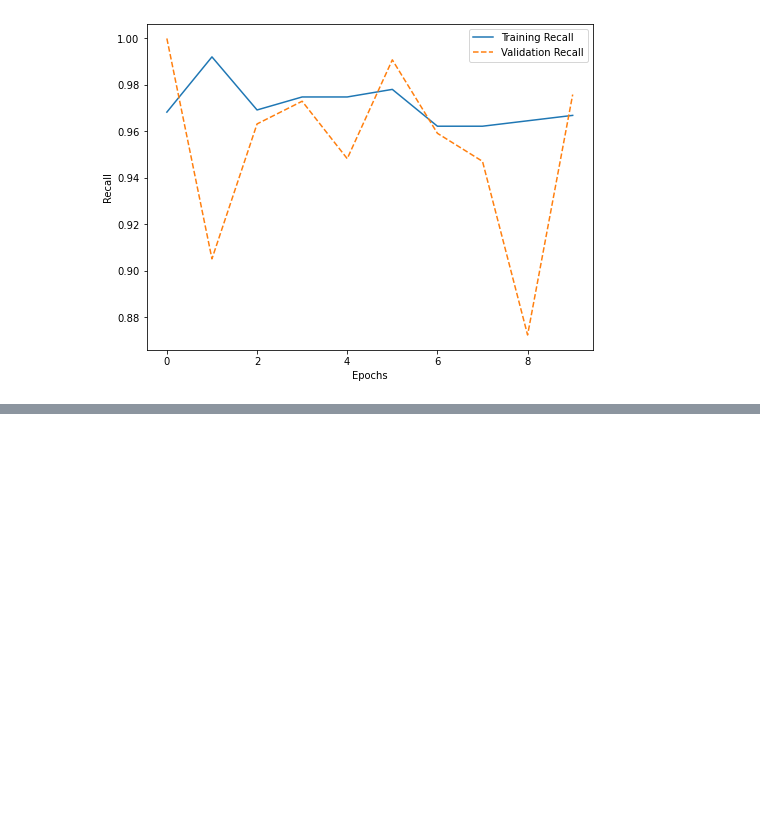
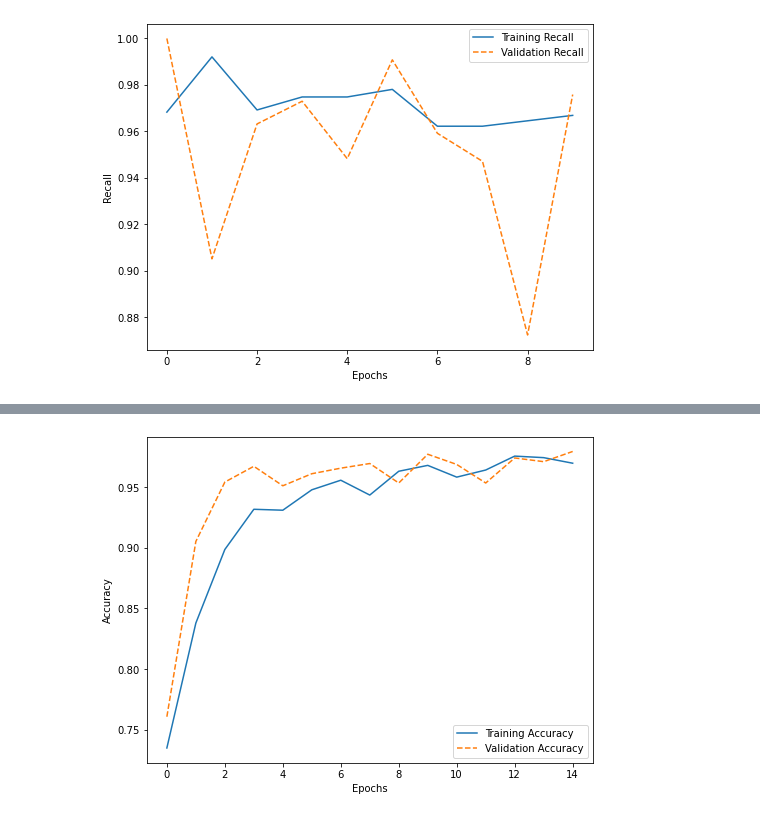
Before and after one commit to Luv2bnanook44/flatiron_phase4_project, a Jupyter notebook: notebooks/svitlana_notebook.ipynb, the cells around one changed output, grey strips where cells are left out. Drawn from its saved outputs; the diff is of its cells as text; code cells hidden in the pictures; blank space fills up the shorter version.

Commit message:
final model

```diff
--- a/notebooks/svitlana_notebook.ipynb
+++ b/notebooks/svitlana_notebook.ipynb
@@ -172,5 +176,5 @@ val_y = np.reshape(val_labels[:], (2389,1))
 test_y = np.reshape(test_labels[:], (624,1))
 
 ##full training set labels
-full_train_y = np.reshape(full_train_labels[:], )
+full_train_y = np.reshape(full_train_labels[:], (5232,1))
 # %%
@@ -464,0 +453,22 @@ plt.legend();
+# %%
+model3 = models.Sequential()
+model3.add(layers.Conv2D(32, (8, 8), activation='relu',
+                        input_shape=(224 , 224, 1)))
+model3.add(layers.MaxPooling2D((2, 2)))
+
+model3.add(layers.Conv2D(32, (4, 4), activation='relu'))
+model3.add(layers.MaxPooling2D((2, 2), padding = 'same'))
+
+model3.add(LeakyReLU())
+model3.add(layers.MaxPooling2D((2, 2), padding = 'same'))
+
+model3.add(Dropout(.5))
+model3.add(layers.Flatten())
+model3.add(layers.Dense(64, activation='relu'))
+model3.add(layers.Dense(1, activation='sigmoid'))
+
+model3.compile(loss='binary_crossentropy',
+              optimizer='rmsprop',
+              metrics=(['accuracy'], metrics.Recall()))
+# %%
+history3 = model3.fit(full_train_images, full_train_y, epochs = 15, batch_size = batch_size, validation_split=.25)
@@ -464,0 +495,18 @@ plt.legend();
+# %%
+model_epochs3 = history3.epoch
+model_recall_train3 = history3.history['recall_7']
+model_recall_val3 = history3.history['val_recall_7']
+model_accuracy_train3 = history3.history['accuracy']
+model_accuracy_val3 = history3.history['val_accuracy']
+model_loss_train3 = history3.history['loss']
+model_loss_val3 = history3.history['val_loss']
+# %%
+fig, ax = plt.subplots(figsize = (8,6))
+
+ax.plot(model_epochs3, model_accuracy_train3, label = 'Training Accuracy')
+ax.plot(model_epochs3, model_accuracy_val3, linestyle = '--', label = 'Validation Accuracy')
+ax.set_xlabel("Epochs")
+ax.set_ylabel("Accuracy")
+plt.legend();
+# %% [output]
+[figure, added]
```
Also changed, not shown: parts of 31 cells of this notebook.
